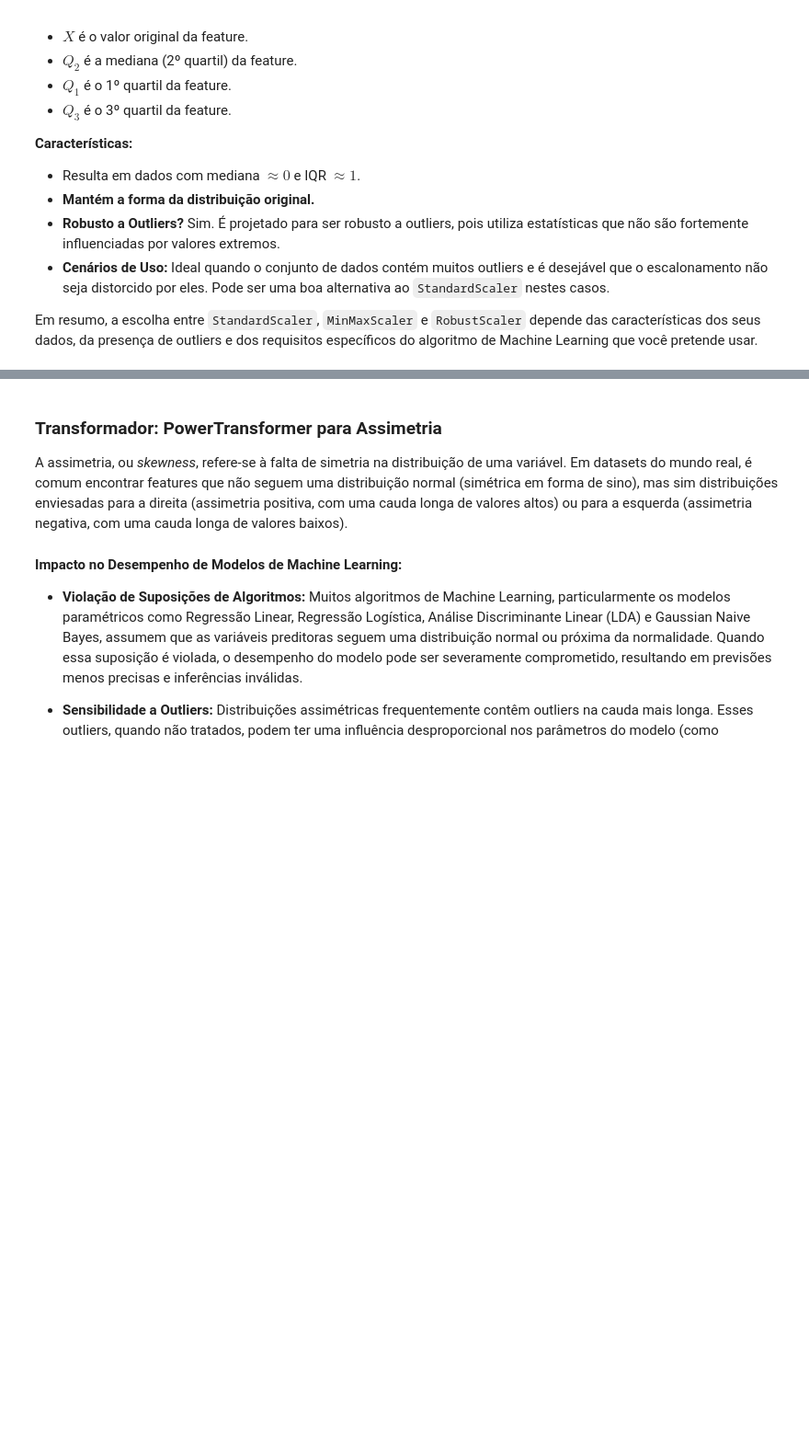
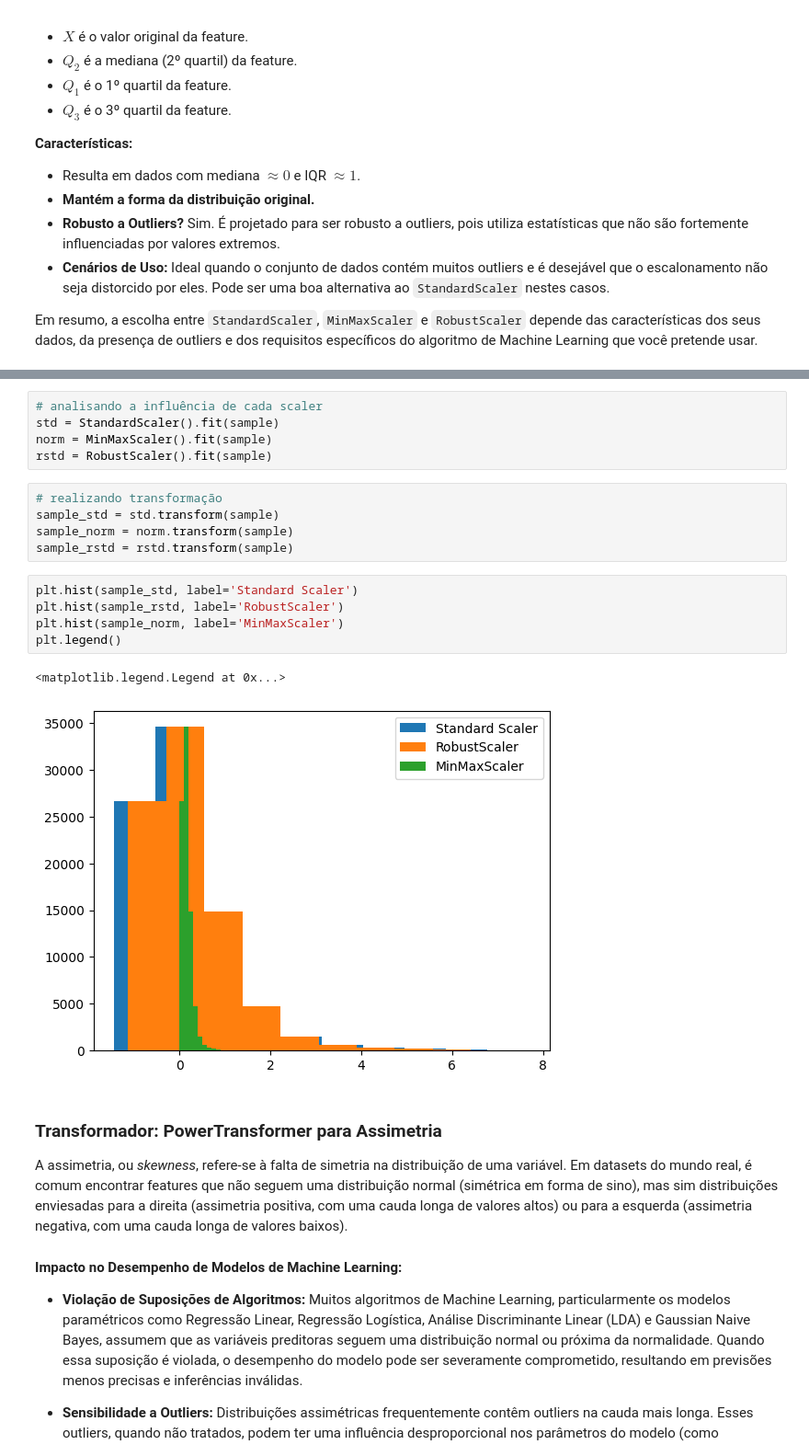
Before and after one commit to IAugustoMZ/aulasDataScience, a Jupyter notebook: fundamentos_machine_learn/fundamentos_machine_learning_scikitlearn02_alunos.ipynb, the cells around one changed output, grey strips where cells are left out. Shown at 92% size. Saved outputs shown, nothing was run; the diff lists cells and outputs as text; blank space fills up the shorter version.

```diff
--- a/fundamentos_machine_learn/fundamentos_machine_learning_scikitlearn02_alunos.ipynb
+++ b/fundamentos_machine_learn/fundamentos_machine_learning_scikitlearn02_alunos.ipynb
@@ -292,3 +369,21 @@ Em resumo, a escolha entre `StandardScaler`, `MinMaxScaler` e `RobustScaler` dep
+# %%
+# analisando a influência de cada scaler
+std = StandardScaler().fit(sample)
+norm = MinMaxScaler().fit(sample)
+rstd = RobustScaler().fit(sample)
+# %%
+# realizando transformação
+sample_std = std.transform(sample)
+sample_norm = norm.transform(sample)
+sample_rstd = rstd.transform(sample)
+# %%
+plt.hist(sample_std, label='Standard Scaler')
+plt.hist(sample_rstd, label='RobustScaler')
+plt.hist(sample_norm, label='MinMaxScaler')
+plt.legend()
+# %% [output]
+<matplotlib.legend.Legend at 0x...>
+[figure, added]
 # %% [markdown]
 ### Transformador: PowerTransformer para Assimetria
 
```
Also changed, not shown: parts of 11 cells of this notebook.
